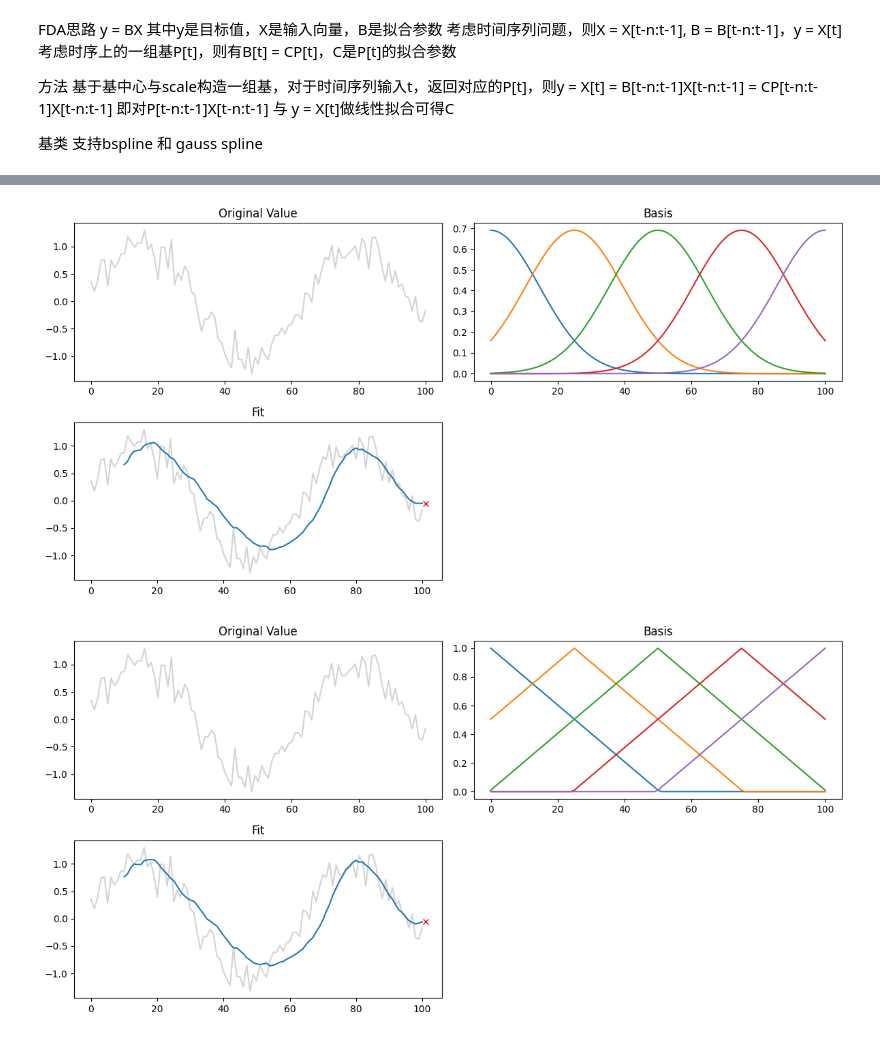
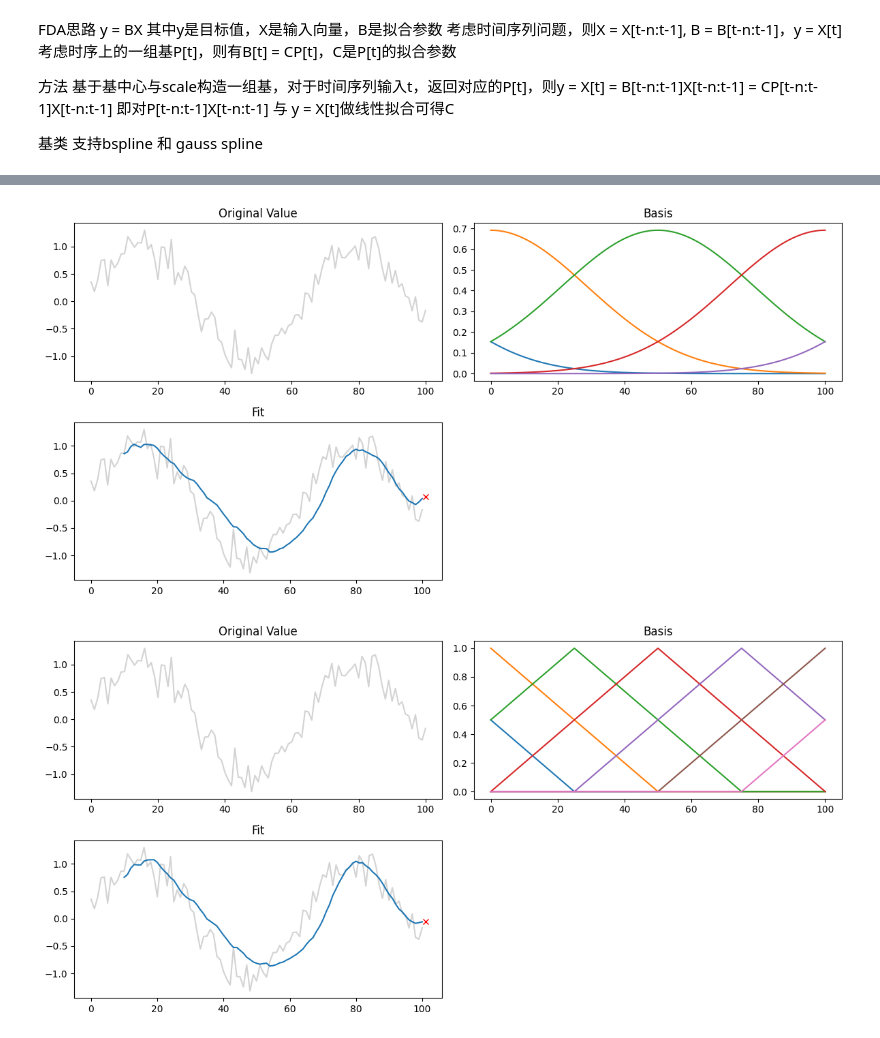
Before and after one commit to hcl67/FDA_timeseries, a Jupyter notebook: FDA.ipynb, the cells around one changed output, grey strips where cells are left out. Saved outputs shown, nothing was run; the diff lists cells and outputs as text; code cells hidden in the pictures.

```diff
--- a/FDA.ipynb
+++ b/FDA.ipynb
@@ -21,7 +21,7 @@ from functools import partial
 from sklearn.linear_model import LinearRegression
 
 # 基数量
-num_basis = 5
+num_basis = 7
 
 # 基类型
 type = 'bspline'
@@ -63,7 +63,9 @@ time_points = np.linspace(0, 100, 101)
 value = np.sin(time_points/10) + np.random.normal(0, 0.2, len(time_points))
 
 # 2. 定义基
-basis = Basis(type=type, center = np.linspace(time_points[0], time_points[-1], num_basis), scale = len(time_points)/(num_basis-1), order = order, extrapolate = False)
+scale = (time_points[-1] - time_points[0])/(num_basis-3)
+center = np.linspace(time_points[0]-scale, time_points[-1]+scale, num_basis)
+basis = Basis(type=type, center = center, scale = scale, order = order, extrapolate = False)
 
 # 3. 变换原值，线性回归
 y = value[window:]
@@ -155,7 +157,9 @@ time_points = np.linspace(0, 100, 101)
 value = np.sin(time_points/10) + np.random.normal(0, 0.2, len(time_points))
 
 # 2. 定义基
-basis = Basis(type=type, center = np.linspace(time_points[0], time_points[-1], num_basis), scale = len(time_points)/(num_basis-1), order = order, extrapolate = False)
+scale = (time_points[-1] - time_points[0])/(num_basis-3)
+center = np.linspace(time_points[0]-scale, time_points[-1]+scale, num_basis)
+basis = Basis(type=type, center = center, scale = scale, order = order, extrapolate = False)
 
 # 3. 变换原值，线性回归
 y = value[window:]
@@ -247,7 +251,9 @@ time_points = np.linspace(0, 100, 101)
 value = np.sin(time_points/10) + np.random.normal(0, 0.2, len(time_points))
 
 # 2. 定义基
-basis = Basis(type=type, center = np.linspace(time_points[0], time_points[-1], num_basis), scale = len(time_points)/(num_basis-1), order = order, extrapolate = False)
+scale = (time_points[-1] - time_points[0])/(num_basis-3)
+center = np.linspace(time_points[0]-scale, time_points[-1]+scale, num_basis)
+basis = Basis(type=type, center = center, scale = scale, order = order, extrapolate = False)
 
 # 3. 变换原值，线性回归
 y = value[window:]
@@ -287,7 +293,7 @@ plt.title("Fit")
 plt.tight_layout()
 plt.show()
 # %% [output]
-[figure, old version]
+[figure, new version]
 # %%
 import numpy as np
 import matplotlib.pyplot as plt
@@ -297,7 +303,7 @@ from functools import partial
 from sklearn.linear_model import LinearRegression
 
 # 基数量
-num_basis = 5
+num_basis = 7
 
 # 基类型
 type = 'bspline'
@@ -339,7 +345,9 @@ time_points = np.linspace(0, 100, 101)
 value = np.sin(time_points/10) + np.random.normal(0, 0.2, len(time_points))
 
 # 2. 定义基
-basis = Basis(type=type, center = np.linspace(time_points[0], time_points[-1], num_basis), scale = len(time_points)/(num_basis-1), order = order, extrapolate = False)
+scale = (time_points[-1] - time_points[0])/(num_basis-3)
+center = np.linspace(time_points[0]-scale, time_points[-1]+scale, num_basis)
+basis = Basis(type=type, center = center, scale = scale, order = order, extrapolate = False)
 
 # 3. 变换原值，线性回归
 y = value[window:]
@@ -352,31 +360,31 @@ y_head = reg.predict(X)
 
 i = len(y)
 y_ahead=reg.predict(np.dot(basis.t(np.linspace(i, i + window - 1, window)), value[i:i + window]).reshape(1,-1))
 
 
 # 4. 画图
 # 原值
 plt.figure(figsize=(12, 6))
 plt.subplot(2, 2, 1)
 plt.plot(time_points, value, color='lightgrey')
 plt.title("Original Value")
 
 # 基
 plt.subplot(2, 2, 2)
 basis_set = basis.t(time_points)
 for basis_ele in basis_set:
     plt.plot(time_points, basis_ele)
 plt.title("Basis")
 
 # Principal components
 plt.subplot(2, 2, 3)
 plt.plot(time_points, value, color='lightgrey')
 plt.plot(time_points[window:], y_head)
 plt.plot(time_points[-1]+1, y_ahead, 'rx')
 plt.title("Fit")
 
 
 plt.tight_layout()
 plt.show()
 # %% [output]
-[figure, old version]
+[figure, new version]
```
Also changed, not shown: parts of 2 cells of this notebook.
